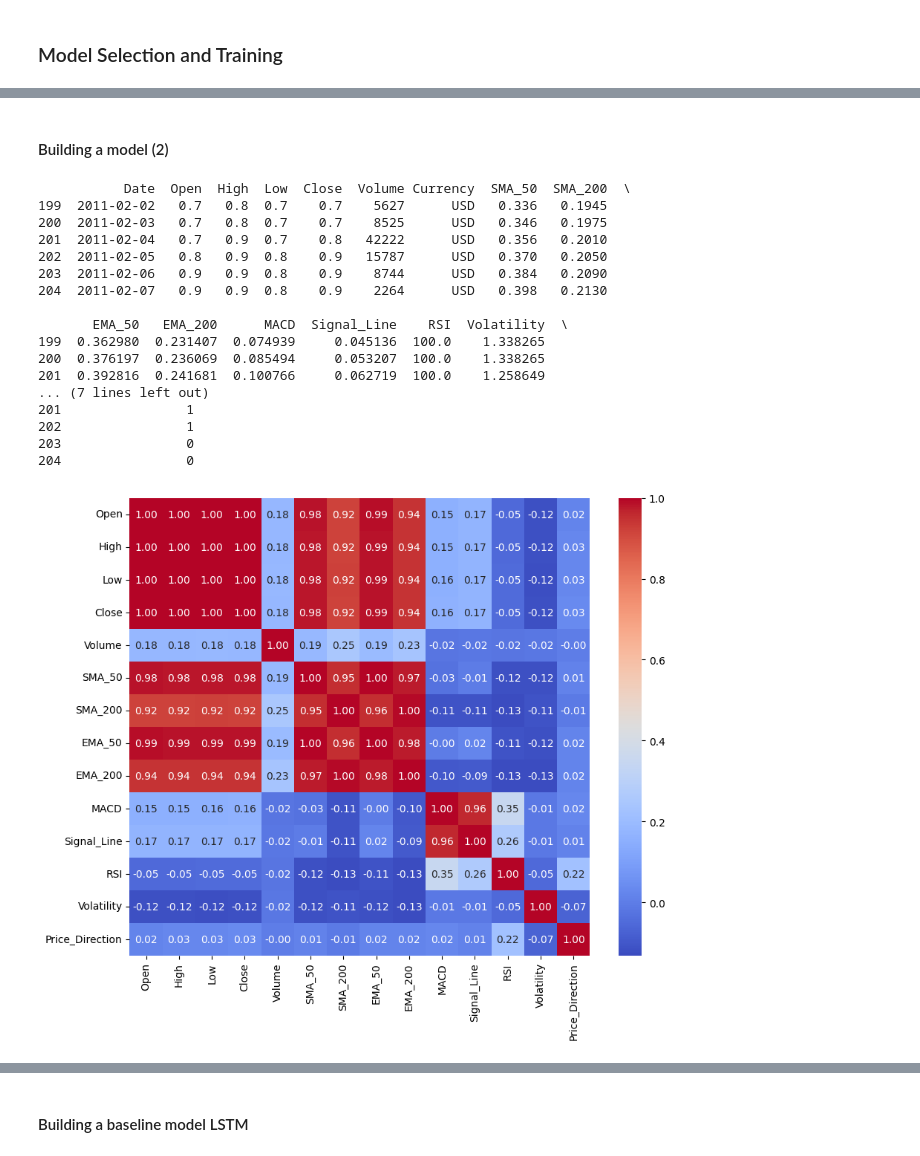
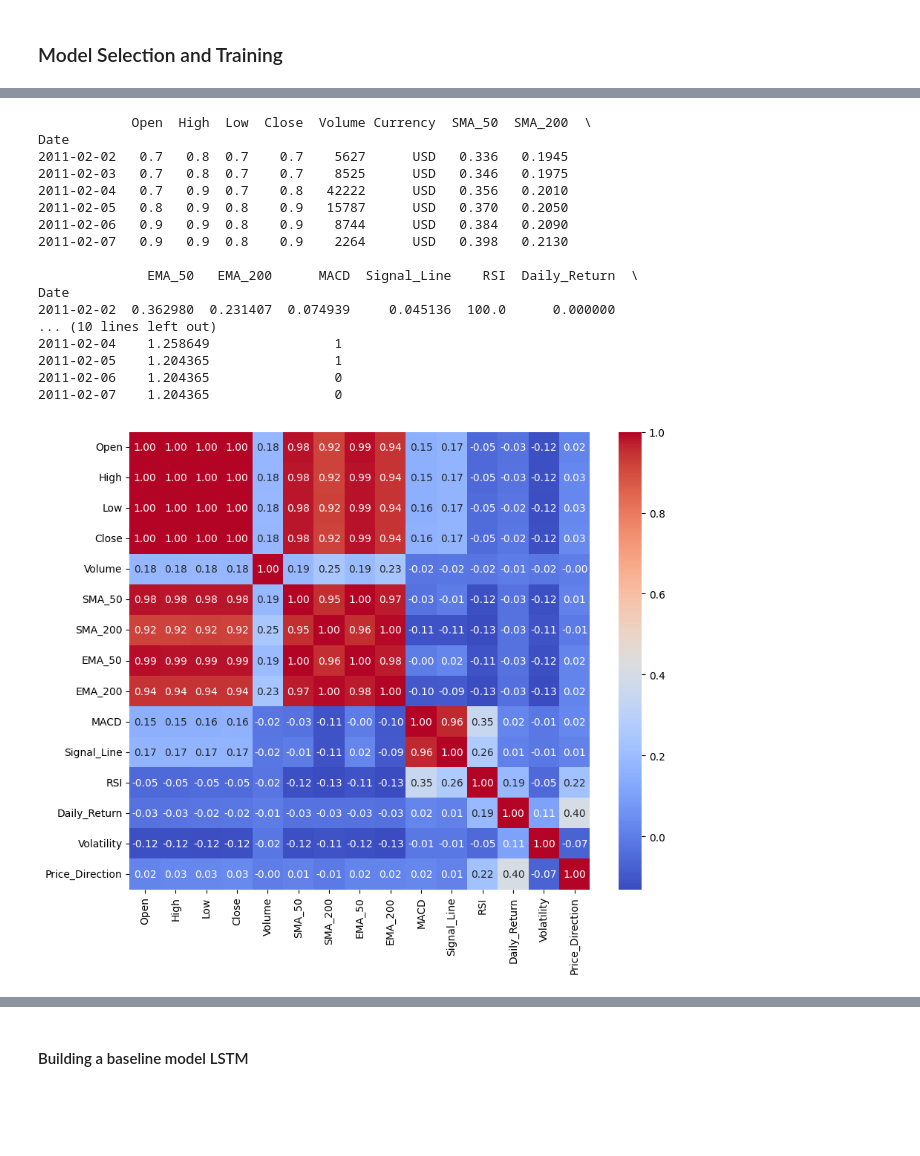
Before and after one commit to ASherjil/Cryptocurrency-Price-Prediction, a Jupyter notebook: CW2_B820928.ipynb, the cells around one changed output, grey strips where cells are left out. Cells and saved outputs as stored; diff of their text form; code cells hidden in the pictures; blank space fills up the shorter version.

Commit message:
Adding more features to the initial model

```diff
--- a/CW2_B820928.ipynb
+++ b/CW2_B820928.ipynb
@@ -57,7 +57,7 @@ File top-10-cryptocurrencies-historical-dataset.zip already exists
 import pandas as pd
 
 # List of cryptocurrencies
-cryptos = ['bitcoin', 'litecoin', 'ethereum', 'monero', 'xrp']
+cryptos = ['bitcoin', 'litecoin', 'ethereum', 'xrp']
 
 # Dictionary to store the dataframes
 dfs = {}
@@ -335,8 +199,7 @@ predict_and_plot(df_bitcoin_1, 5)
-# %% [markdown]
-#### Building a model (2)
 # %%
 import seaborn as sns
 import matplotlib.pyplot as plt
+import numpy as np
 
 # We need to add more features to the model to improve its accuracy
 # Assuming dfs['raw_bitcoin_pd'] is your DataFrame for Bitcoin
@@ -366,51 +229,51 @@ loss = (-delta.where(delta < 0, 0)).rolling(window=14).mean()
 RS = gain / loss
 df_bitcoin_2['RSI'] = 100 - (100 / (1 + RS))
 
 # Calculate Volatility (as the standard deviation of daily returns)
-#df_bitcoin_2['Daily_Return'] = df_bitcoin_2['Close'].pct_change()
+df_bitcoin_2['Daily_Return'] = df_bitcoin_2['Close'].pct_change()
 df_bitcoin_2['Volatility']   = df_bitcoin_2['Close'].pct_change().rolling(window=50).std() * np.sqrt(50)
 
 # If today's close is higher than yesterday's close, price direction is 1 (up), otherwise 0 (down or unchanged)
 df_bitcoin_2['Price_Direction'] = (df_bitcoin_2['Close'] > df_bitcoin_2['Close'].shift(1)).astype(int)
 
 # Display the head of the DataFrame to verify the new columns
 print(df_bitcoin_2.iloc[199:205])
 
 
 # Calculate the correlation matrix
 correlation_matrix = df_bitcoin_2.corr()
 
 # Focus on the 'High' and 'Low' columns
 correlation_with_target = correlation_matrix[['Close']].sort_values(by='Close', ascending=False)
 plt.figure(figsize=(10, 8))
 sns.heatmap(correlation_matrix, annot=True, fmt=".2f", cmap='coolwarm')
 plt.show()
 # Print the correlation values
 print(correlation_with_target)
 
 # Print the percentage for bitcoin price direction
 counts = df_bitcoin_2['Price_Direction'].value_counts()
 percentages = counts / len(df_bitcoin_2) * 100
 print(f"\nPercentages:\n {percentages}")
 # %% [output]
-           Date  Open  High  Low  Close  Volume Currency  SMA_50  SMA_200  \
-199  2011-02-02   0.7   0.8  0.7    0.7    5627      USD   0.336   0.1945
-200  2011-02-03   0.7   0.8  0.7    0.7    8525      USD   0.346   0.1975
-201  2011-02-04   0.7   0.9  0.7    0.8   42222      USD   0.356   0.2010
-202  2011-02-05   0.8   0.9  0.8    0.9   15787      USD   0.370   0.2050
-203  2011-02-06   0.9   0.9  0.8    0.9    8744      USD   0.384   0.2090
-204  2011-02-07   0.9   0.9  0.8    0.9    2264      USD   0.398   0.2130
+            Open  High  Low  Close  Volume Currency  SMA_50  SMA_200  \
+Date
+2011-02-02   0.7   0.8  0.7    0.7    5627      USD   0.336   0.1945
+2011-02-03   0.7   0.8  0.7    0.7    8525      USD   0.346   0.1975
+2011-02-04   0.7   0.9  0.7    0.8   42222      USD   0.356   0.2010
+2011-02-05   0.8   0.9  0.8    0.9   15787      USD   0.370   0.2050
+2011-02-06   0.9   0.9  0.8    0.9    8744      USD   0.384   0.2090
+2011-02-07   0.9   0.9  0.8    0.9    2264      USD   0.398   0.2130
 
-       EMA_50   EMA_200      MACD  Signal_Line    RSI  Volatility  \
-199  0.362980  0.231407  0.074939     0.045136  100.0    1.338265
-200  0.376197  0.236069  0.085494     0.053207  100.0    1.338265
-201  0.392816  0.241681  0.100766     0.062719  100.0    1.258649
-... (7 lines left out)
-201                1
-202                1
-203                0
-204                0
+              EMA_50   EMA_200      MACD  Signal_Line    RSI  Daily_Return  \
+Date
+2011-02-02  0.362980  0.231407  0.074939     0.045136  100.0      0.000000
+... (10 lines left out)
+2011-02-04    1.258649                1
+2011-02-05    1.204365                1
+2011-02-06    1.204365                0
+2011-02-07    1.204365                0
-[figure, old version]
+[figure, new version]
                     Close
 Close            1.000000
 High             0.999556
```
Also changed, not shown: parts of 17 cells of this notebook, 3 other files.
